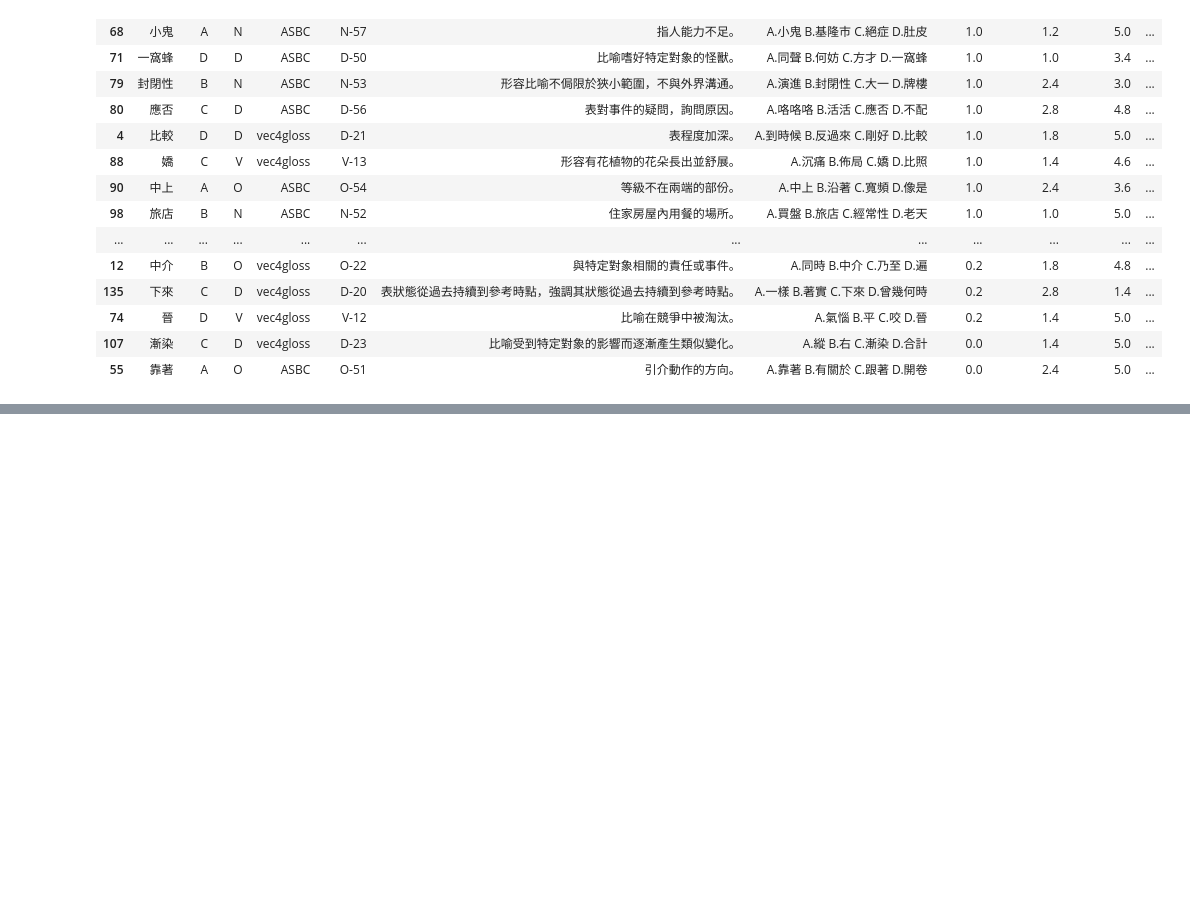
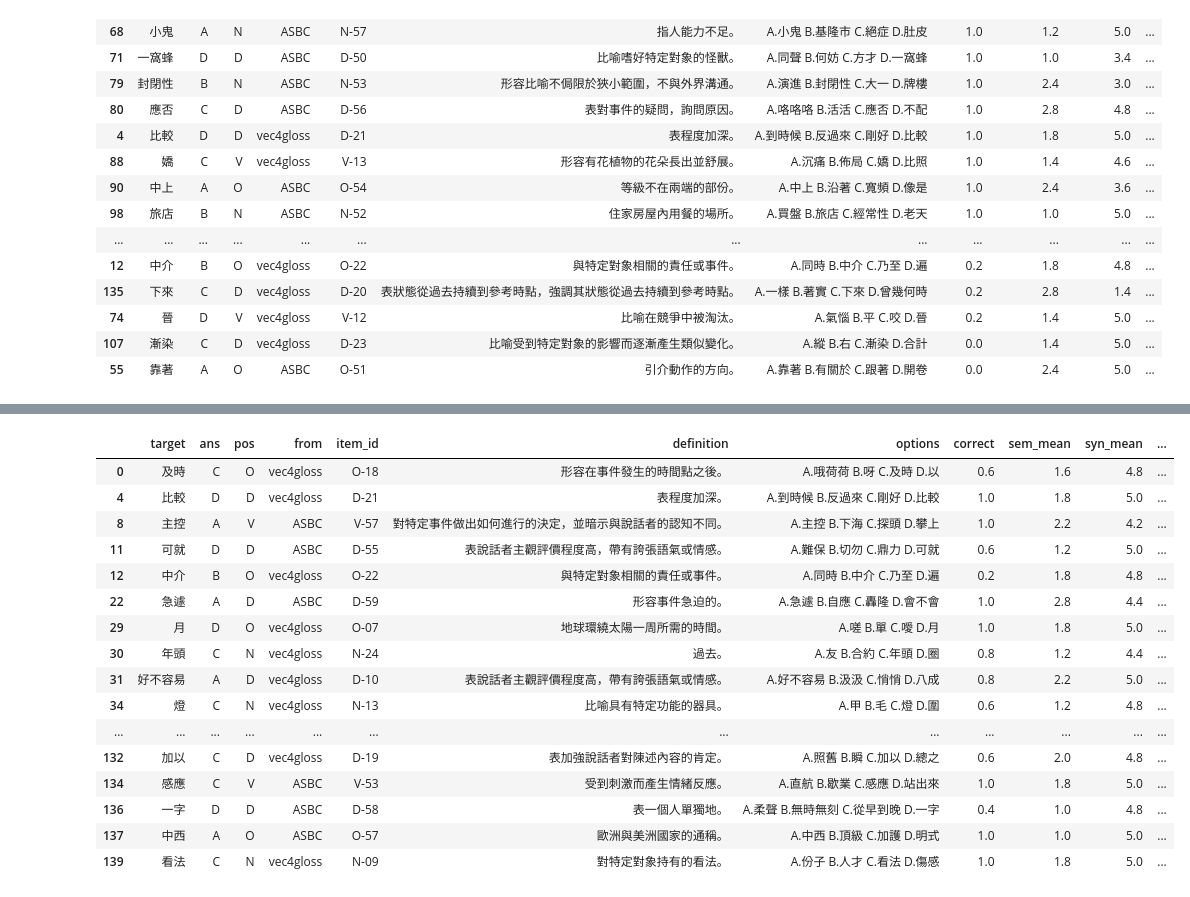
Before and after one commit to seantyh/vec4gloss, a Jupyter notebook: etc/30.10-rating-data-eda-1.ipynb, the cells around one changed output, grey strips where cells are left out. Drawn from its saved outputs; the diff is of its cells as text; code cells hidden in the pictures; blank space fills up the shorter version.

```diff
--- a/etc/30.10-rating-data-eda-1.ipynb
+++ b/etc/30.10-rating-data-eda-1.ipynb
@@ -140,0 +165,20 @@ resp_df.query("sem_mean<3").sort_values("correct", ascending=False)
+# %%
+resp_df.query("syn_mean>4 & sem_mean <3")
+# %% [output]
+|  | target | ans | pos | from | item_id | definition | options | correct | sem_mean | syn_mean | ... |
+| 0 | 及時 | C | O | vec4gloss | O-18 | 形容在事件發生的時間點之後。 | A.哦荷荷 B.呀 C.及時 D.以 | 0.6 | 1.6 | 4.8 | ... |
+| 4 | 比較 | D | D | vec4gloss | D-21 | 表程度加深。 | A.到時候 B.反過來 C.剛好 D.比較 | 1.0 | 1.8 | 5.0 | ... |
+| 8 | 主控 | A | V | ASBC | V-57 | 對特定事件做出如何進行的決定，並暗示與說話者的認知不同。 | A.主控 B.下海 C.探頭 D.攀上 | 1.0 | 2.2 | 4.2 | ... |
+| 11 | 可就 | D | D | ASBC | D-55 | 表說話者主觀評價程度高，帶有誇張語氣或情感。 | A.難保 B.切勿 C.鼎力 D.可就 | 0.6 | 1.2 | 5.0 | ... |
+| 12 | 中介 | B | O | vec4gloss | O-22 | 與特定對象相關的責任或事件。 | A.同時 B.中介 C.乃至 D.遍 | 0.2 | 1.8 | 4.8 | ... |
+| 22 | 急遽 | A | D | ASBC | D-59 | 形容事件急迫的。 | A.急遽 B.自應 C.轟隆 D.會不會 | 1.0 | 2.8 | 4.4 | ... |
+| 29 | 月 | D | O | vec4gloss | O-07 | 地球環繞太陽一周所需的時間。 | A.嗟 B.單 C.噯 D.月 | 1.0 | 1.8 | 5.0 | ... |
+| 30 | 年頭 | C | N | vec4gloss | N-24 | 過去。 | A.友 B.合約 C.年頭 D.圈 | 0.8 | 1.2 | 4.4 | ... |
+| 31 | 好不容易 | A | D | vec4gloss | D-10 | 表說話者主觀評價程度高，帶有誇張語氣或情感。 | A.好不容易 B.汲汲 C.悄悄 D.八成 | 0.8 | 2.2 | 5.0 | ... |
+| 34 | 燈 | C | N | vec4gloss | N-13 | 比喻具有特定功能的器具。 | A.甲 B.毛 C.燈 D.圍 | 0.6 | 1.2 | 4.8 | ... |
+| ... | ... | ... | ... | ... | ... | ... | ... | ... | ... | ... | ... |
+| 132 | 加以 | C | D | vec4gloss | D-19 | 表加強說話者對陳述內容的肯定。 | A.照舊 B.瞬 C.加以 D.總之 | 0.6 | 2.0 | 4.8 | ... |
+| 134 | 感應 | C | V | ASBC | V-53 | 受到刺激而產生情緒反應。 | A.直航 B.歇業 C.感應 D.站出來 | 1.0 | 1.8 | 5.0 | ... |
+| 136 | 一字 | D | D | ASBC | D-58 | 表一個人單獨地。 | A.柔聲 B.無時無刻 C.從早到晚 D.一字 | 0.4 | 1.0 | 4.8 | ... |
+| 137 | 中西 | A | O | ASBC | O-57 | 歐洲與美洲國家的通稱。 | A.中西 B.頂級 C.加護 D.明式 | 1.0 | 1.0 | 5.0 | ... |
+| 139 | 看法 | C | N | vec4gloss | N-09 | 對特定對象持有的看法。 | A.份子 B.人才 C.看法 D.傷感 | 1.0 | 1.8 | 5.0 | ... |
```
Also changed, not shown: parts of 5 cells of this notebook, 6 other files.
